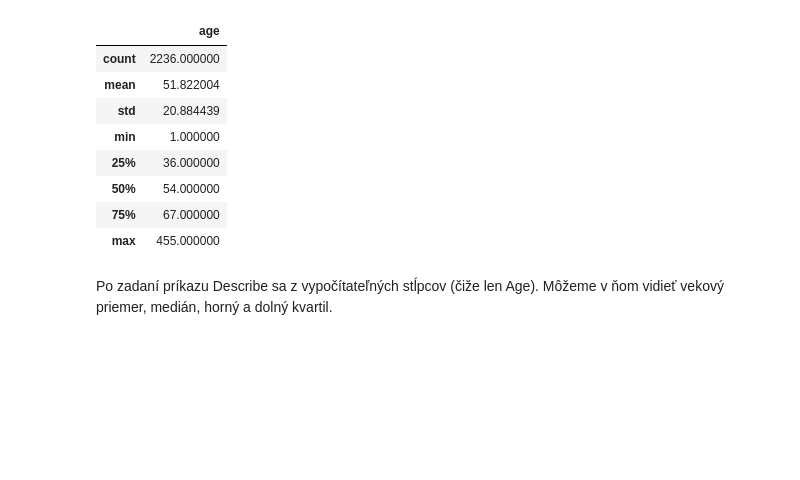
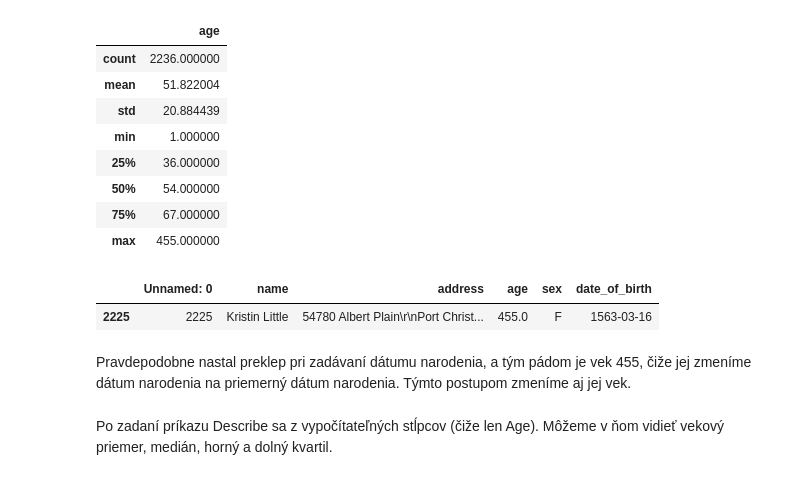
Before and after one commit to zuhi6/IAU-Projekt, a Jupyter notebook: Projekt.ipynb, the cells around one changed output. Cells and saved outputs as stored; diff of their text form; code cells hidden in the pictures; blank space fills up the shorter version.

```diff
--- a/Projekt.ipynb
+++ b/Projekt.ipynb
@@ -74,6 +85,13 @@ personal_data.describe()
 | 50% | 54.000000 |
 | 75% | 67.000000 |
 | max | 455.000000 |
+# %%
+personal_data[personal_data['age'] == 455]
+# %% [output]
+|  | Unnamed: 0 | name | address | age | sex | date_of_birth |
+| 2225 | 2225 | Kristin Little | 54780 Albert Plain\r\nPort Christ... | 455.0 | F | 1563-03-16 |
+# %% [markdown]
+Pravdepodobne nastal preklep pri zadávaní dátumu narodenia, a tým pádom je vek 455, čiže jej zmeníme dátum narodenia na priemerný dátum narodenia. Týmto postupom zmeníme aj jej vek.
 # %% [markdown]
 Po zadaní príkazu Describe sa z vypočítateľných stĺpcov (čiže len Age). Môžeme v ňom vidieť vekový priemer, medián, horný a dolný kvartil.
 # %%
```
Also changed, not shown: parts of 11 cells of this notebook.
